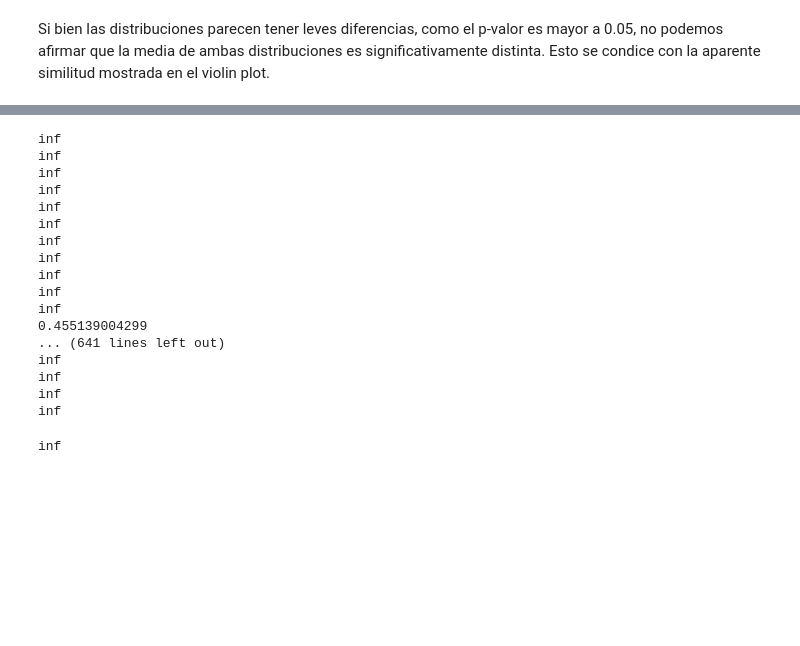
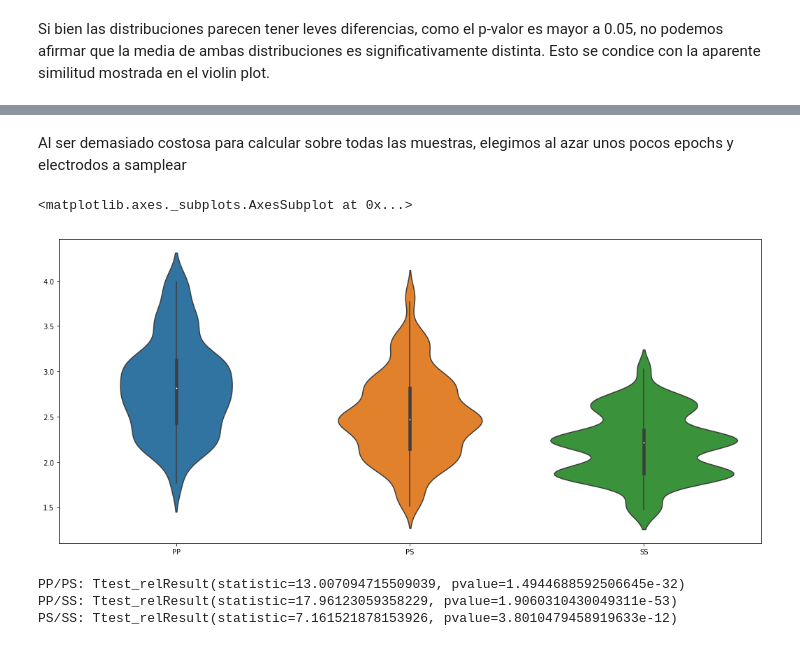
Before and after one commit to dgaus/cienciadatos, a Jupyter notebook: tp2/Ciencia de Datos - TP2.ipynb, the cells around one changed output, grey strips where cells are left out. Saved outputs shown, nothing was run; the diff lists cells and outputs as text; code cells hidden in the pictures; blank space fills up the shorter version.

```diff
--- a/tp2/tp2.ipynb
+++ b/tp2/Ciencia de Datos - TP2.ipynb
@@ -370,34 +362,46 @@ def get_mutual_entropy(X, Y):
-# %%
-num_electrodo = 8  # elegimos uno
-
-data_p1, data_s1 = loadSubject('dataset/P01.mat'), loadSubject('dataset/S01.mat')
-# epoch, electrodo, muestra
-mutual_entropy, iter_count = 0, 0
-
-for epoch_p1, epoch_s1 in zip(data_p1, data_s1):
-    electrodo_p1, electrodo_s1 = epoch_p1[num_electrodo], epoch_s1[num_electrodo]
-    hist_p1, _ = np.histogram(electrodo_p1, bins)
-    hist_s1, _ = np.histogram(electrodo_s1, bins)
-    mutual_entropy += entropy(hist_p1, hist_s1)
-    iter_count += 1
-
-mutual_entropy /= iter_count
-# %% [output]
-inf
-inf
-inf
-inf
-inf
-inf
-inf
-inf
-inf
-inf
-inf
-0.455139004299
-... (641 lines left out)
-inf
-inf
-inf
-inf
-inf
+# %%
+def calc_MI(x, y, bins):
+    c_xy = np.histogram2d(x, y, bins)[0]
+    mi = mutual_info_score(None, None, contingency=c_xy)
+    return mi
+# %%
+def mutual_info_for_subjects(a, b, num_epoch=0, num_electrodo=0):
+    data_a = loadSubject(a)
+    data_b = loadSubject(b)
+
+    epoch_a, epoch_b = data_a[num_epoch], data_b[num_epoch]
+    electrodo_a, electrodo_b = epoch_a[num_electrodo], epoch_b[num_electrodo]
+    return calc_MI(electrodo_a, electrodo_b, bins)
+# %% [markdown]
+Al ser demasiado costosa para calcular sobre todas las muestras, elegimos al azar unos pocos epochs y electrodos a samplear
+# %%
+epochs_a_samplear = sorted(random.sample(range(cant_muestras), 3))
+electrodos_a_samplear = sorted(random.sample(range(cant_electrodos), 3))
+# %%
+x, y = [], []
+MIs = defaultdict(list)
+
+for sujeto_1, sujeto_2 in combinations(allSubjects(), 2):
+    for num_epoch, num_electrodo in product(epochs_a_samplear, electrodos_a_samplear):
+        mi = mutual_info_for_subjects(sujeto_1, sujeto_2)
+        label = ''.join(sorted([get_letter(sujeto_1), get_letter(sujeto_2)]))
+        x.append(label)
+        y.append(mi)
+        MIs[label].append(mi)
+
+sns.violinplot(x=x, y=y)
+# %% [output]
+<matplotlib.axes._subplots.AxesSubplot at 0x...>
+[figure, added]
+# %%
+def ttest(d):
+    for label1, label2 in combinations(d.keys(), 2):
+        items1, items2 = d[label1], d[label2]
+        min_l = min(len(items1), len(items2))
+        print("{}/{}:".format(label1, label2), stats.ttest_rel(items1[:min_l], items2[:min_l]))
+
+ttest(MIs)
+# %% [output]
+PP/PS: Ttest_relResult(statistic=13.007094715509039, pvalue=1.4944688592506645e-32)
+PP/SS: Ttest_relResult(statistic=17.96123059358229, pvalue=1.9060310430049311e-53)
+PS/SS: Ttest_relResult(statistic=7.161521878153926, pvalue=3.8010479458919633e-12)
```
Also changed, not shown: parts of 10 cells of this notebook.
